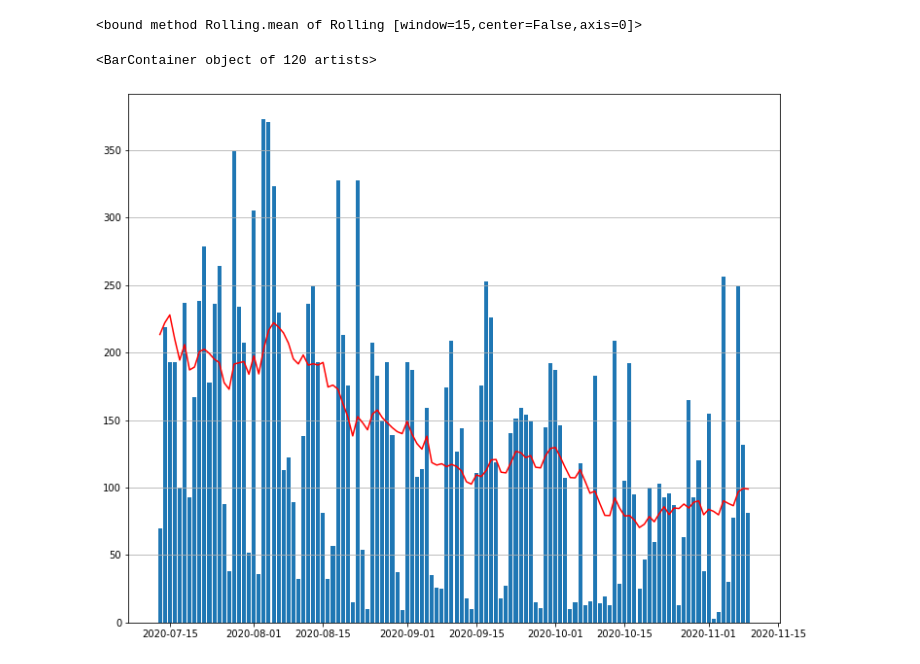
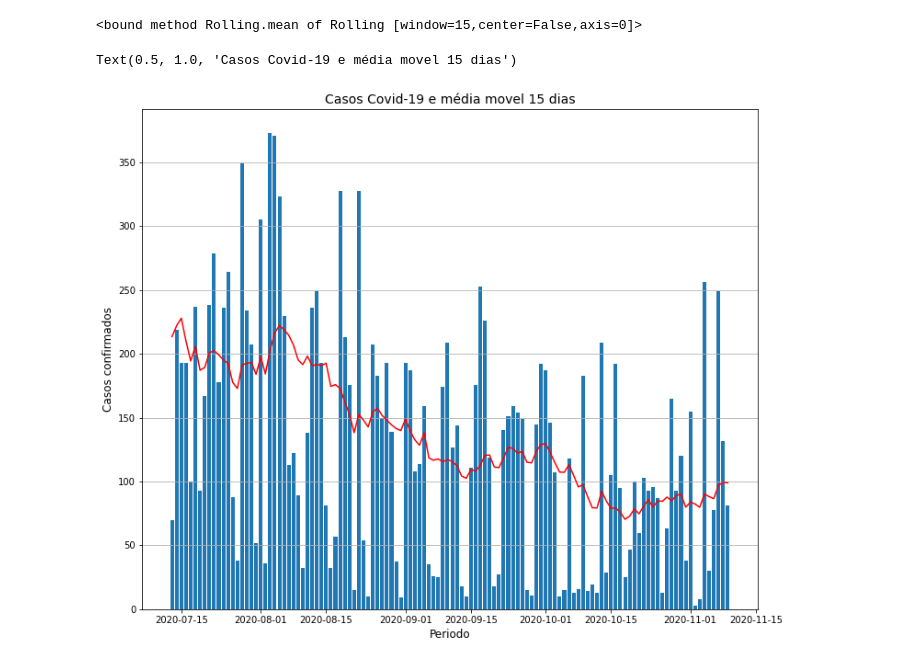
Before and after one commit to rabastos44/Bootcamp-Data-Science-Alura, a Jupyter notebook: Ricardo_Bastos.ipynb, the cells around one changed output. Cells and saved outputs as stored; diff of their text form; code cells hidden in the pictures.

```diff
--- a/Ricardo_Bastos.ipynb
+++ b/Ricardo_Bastos.ipynb
@@ -95,10 +95,14 @@ data_diarios_states.rolling(15).mean
 # %%
 UF = 'AC'
 window = 120
+day_mean = 15
 plt.figure(figsize=(12,10))
 plt.grid(axis='y')
-plt.plot(data_diarios_states[UF].rolling(15).mean().tail(window), color='r')
 plt.bar(height=data_diarios_states[UF].tail(window).values,x=data_diarios_states[UF].tail(window).index)
+plt.plot(data_diarios_states[UF].rolling(day_mean).mean().tail(window), color='r')
+plt.xlabel('Periodo',fontdict={'fontsize':12})
+plt.ylabel('Casos confirmados',fontdict={'fontsize':12})
+plt.title('Casos Covid-19 e média movel {} dias'.format(day_mean),fontdict={'fontsize':14})
 # %% [output]
-<BarContainer object of 120 artists>
+Text(0.5, 1.0, 'Casos Covid-19 e média movel 15 dias')
-[figure, old version]
+[figure, new version]
```
